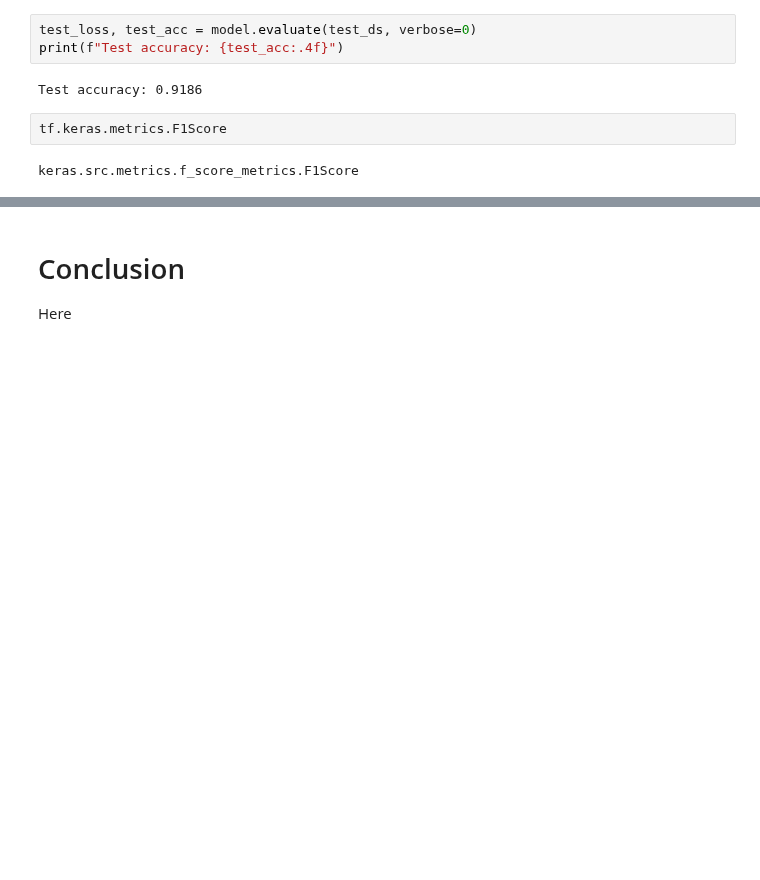
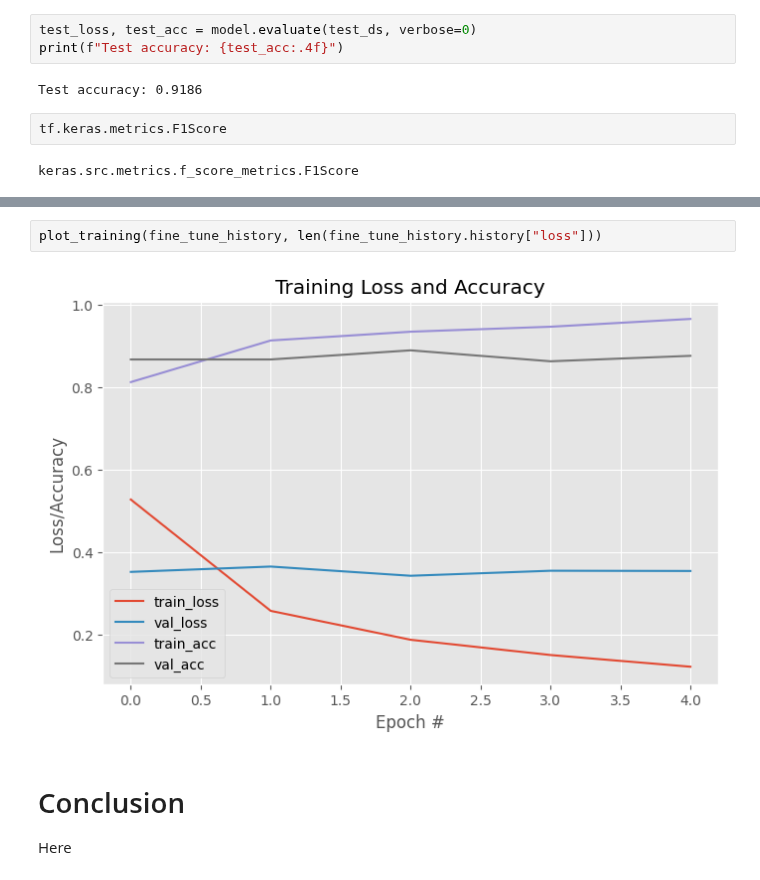
Before and after one commit to madskelkjaer/SWMAL, a Jupyter notebook: Journal/Opgave4/SWMAL_Grp10-4.ipynb, the cells around one changed output, grey strips where cells are left out. Saved outputs shown, nothing was run; the diff lists cells and outputs as text; blank space fills up the shorter version.

```diff
--- a/Journal/Opgave4/SWMAL_Grp10-4.ipynb
+++ b/Journal/Opgave4/SWMAL_Grp10-4.ipynb
@@ -826,3 +851,7 @@ keras.src.metrics.f_score_metrics.F1Score
+# %%
+plot_training(fine_tune_history, len(fine_tune_history.history["loss"]))
+# %% [output]
+[figure, added]
 # %% [markdown]
 # Conclusion
 Here
```
Also changed, not shown: parts of 23 cells of this notebook.
